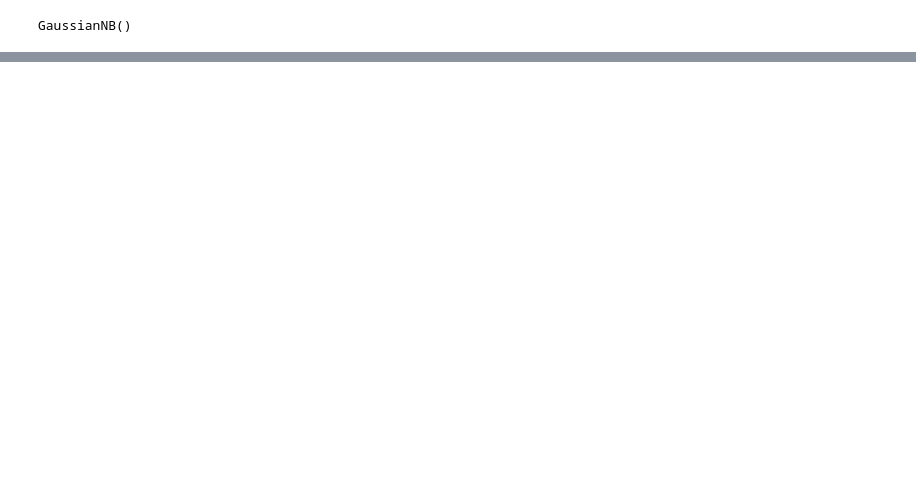
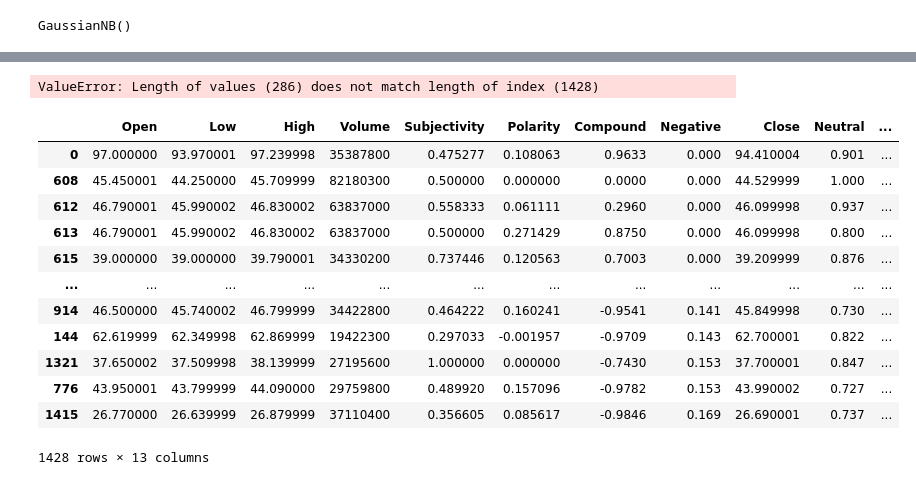
Before and after one commit to magnusfjaerli/Masteroppgave-NASDAQ-News, a Jupyter notebook: MicrosoftMedFiltreringOgSentiment.ipynb, the cells around one changed output, grey strips where cells are left out. Saved outputs shown, nothing was run; the diff lists cells and outputs as text; code cells hidden in the pictures; blank space fills up the shorter version.

```diff
--- a/MicrosoftMedFiltreringOgSentiment.ipynb
+++ b/MicrosoftMedFiltreringOgSentiment.ipynb
@@ -279,0 +330,20 @@ array([[0.48253207, 0.51746793],
+# %%
+dx["Sannsynlighet"] = Bayes
+# %% [output]
+ValueError: Length of values (286) does not match length of index (1428)
+# %%
+dx.sort_values("Negative", ascending = True)
+# %% [output]
+|  | Open | Low | High | Volume | Subjectivity | Polarity | Compound | Negative | Close | Neutral | ... |
+| 0 | 97.000000 | 93.970001 | 97.239998 | 35387800 | 0.475277 | 0.108063 | 0.9633 | 0.000 | 94.410004 | 0.901 | ... |
+| 608 | 45.450001 | 44.250000 | 45.709999 | 82180300 | 0.500000 | 0.000000 | 0.0000 | 0.000 | 44.529999 | 1.000 | ... |
+| 612 | 46.790001 | 45.990002 | 46.830002 | 63837000 | 0.558333 | 0.061111 | 0.2960 | 0.000 | 46.099998 | 0.937 | ... |
+| 613 | 46.790001 | 45.990002 | 46.830002 | 63837000 | 0.500000 | 0.271429 | 0.8750 | 0.000 | 46.099998 | 0.800 | ... |
+| 615 | 39.000000 | 39.000000 | 39.790001 | 34330200 | 0.737446 | 0.120563 | 0.7003 | 0.000 | 39.209999 | 0.876 | ... |
+| ... | ... | ... | ... | ... | ... | ... | ... | ... | ... | ... | ... |
+| 914 | 46.500000 | 45.740002 | 46.799999 | 34422800 | 0.464222 | 0.160241 | -0.9541 | 0.141 | 45.849998 | 0.730 | ... |
+| 144 | 62.619999 | 62.349998 | 62.869999 | 19422300 | 0.297033 | -0.001957 | -0.9709 | 0.143 | 62.700001 | 0.822 | ... |
+| 1321 | 37.650002 | 37.509998 | 38.139999 | 27195600 | 1.000000 | 0.000000 | -0.7430 | 0.153 | 37.700001 | 0.847 | ... |
+| 776 | 43.950001 | 43.799999 | 44.090000 | 29759800 | 0.489920 | 0.157096 | -0.9782 | 0.153 | 43.990002 | 0.727 | ... |
+| 1415 | 26.770000 | 26.639999 | 26.879999 | 37110400 | 0.356605 | 0.085617 | -0.9846 | 0.169 | 26.690001 | 0.737 | ... |
+1428 rows × 13 columns
```
Also changed, not shown: parts of 14 cells of this notebook.
